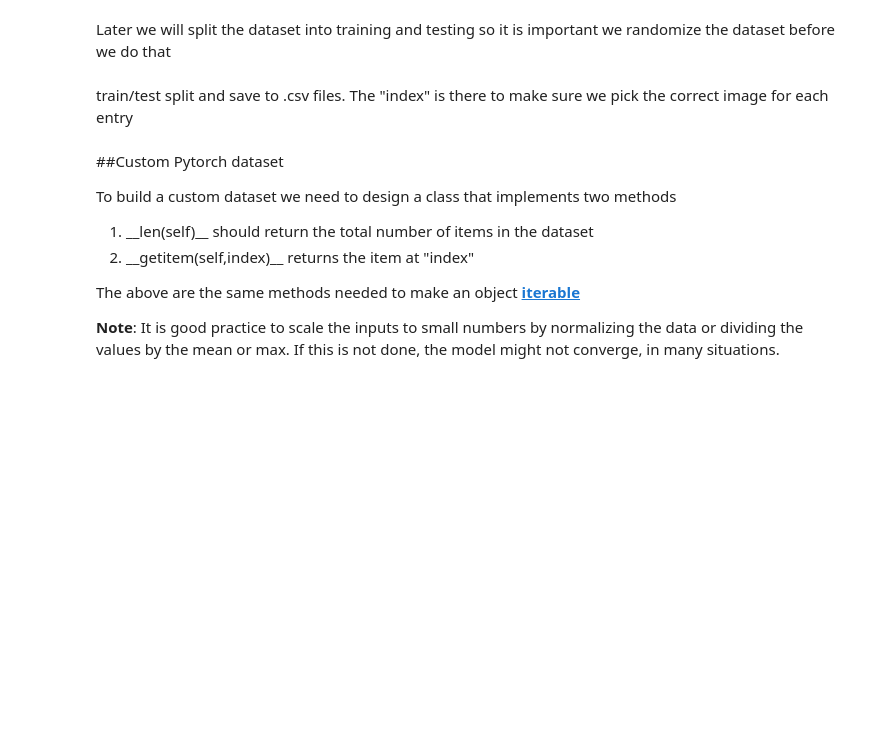
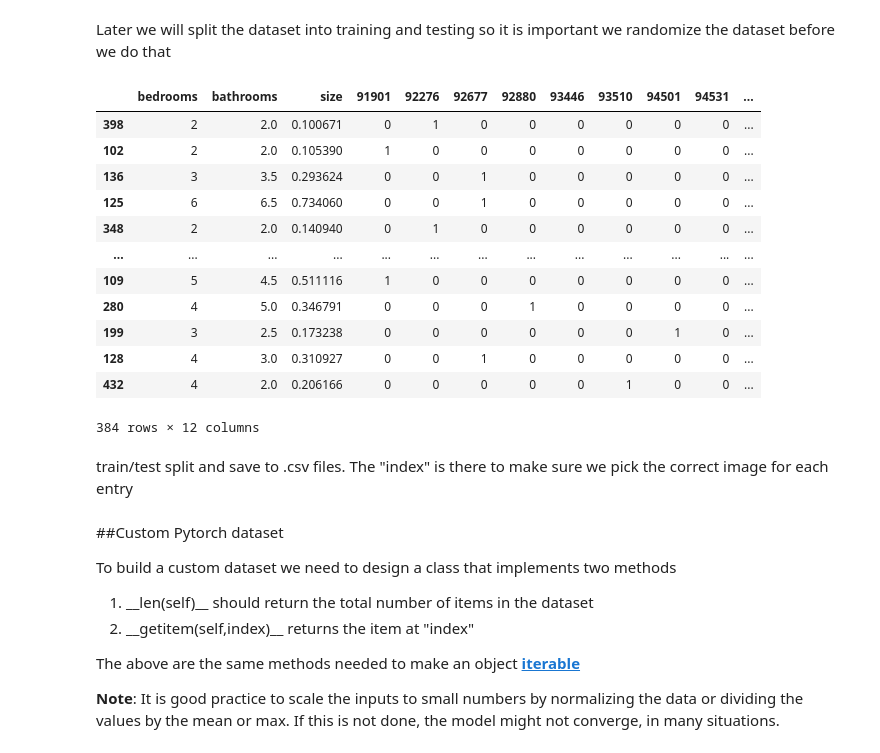
Before and after one commit to hikmatfarhat-ndu/pytorch, a Jupyter notebook: custom_dataset.ipynb, the cells around one changed output. Saved outputs shown, nothing was run; the diff lists cells and outputs as text; code cells hidden in the pictures; blank space fills up the shorter version.

```diff
--- a/custom_dataset.ipynb
+++ b/custom_dataset.ipynb
@@ -46,6 +89,22 @@ Later we will split the dataset into training and testing so it is important we
 # %%
 #randomize the dataframe
 ran_dataset=dataset.sample(len(dataset))
+# %%
+ran_dataset
+# %% [output]
+|  | bedrooms | bathrooms | size | 91901 | 92276 | 92677 | 92880 | 93446 | 93510 | 94501 | 94531 | ... |
+| 398 | 2 | 2.0 | 0.100671 | 0 | 1 | 0 | 0 | 0 | 0 | 0 | 0 | ... |
+| 102 | 2 | 2.0 | 0.105390 | 1 | 0 | 0 | 0 | 0 | 0 | 0 | 0 | ... |
+| 136 | 3 | 3.5 | 0.293624 | 0 | 0 | 1 | 0 | 0 | 0 | 0 | 0 | ... |
+| 125 | 6 | 6.5 | 0.734060 | 0 | 0 | 1 | 0 | 0 | 0 | 0 | 0 | ... |
+| 348 | 2 | 2.0 | 0.140940 | 0 | 1 | 0 | 0 | 0 | 0 | 0 | 0 | ... |
+| ... | ... | ... | ... | ... | ... | ... | ... | ... | ... | ... | ... | ... |
+| 109 | 5 | 4.5 | 0.511116 | 1 | 0 | 0 | 0 | 0 | 0 | 0 | 0 | ... |
+| 280 | 4 | 5.0 | 0.346791 | 0 | 0 | 0 | 1 | 0 | 0 | 0 | 0 | ... |
+| 199 | 3 | 2.5 | 0.173238 | 0 | 0 | 0 | 0 | 0 | 0 | 1 | 0 | ... |
+| 128 | 4 | 3.0 | 0.310927 | 0 | 0 | 1 | 0 | 0 | 0 | 0 | 0 | ... |
+| 432 | 4 | 2.0 | 0.206166 | 0 | 0 | 0 | 0 | 0 | 1 | 0 | 0 | ... |
+384 rows × 12 columns
 # %% [markdown]
 train/test split and save to .csv files. The "index" is there to make sure we pick the correct image for each entry
 # %%
```
Also changed, not shown: parts of 16 cells of this notebook.
